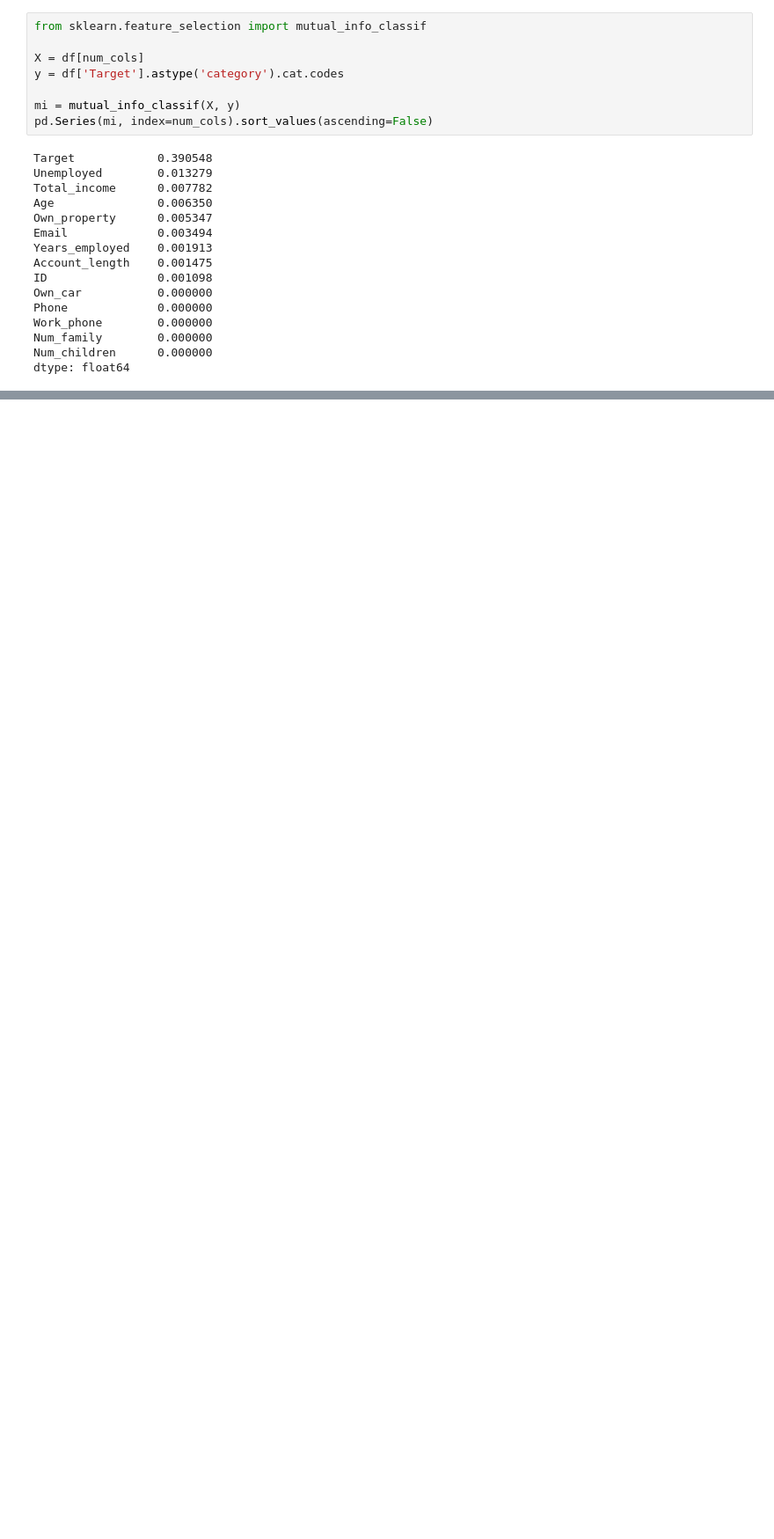
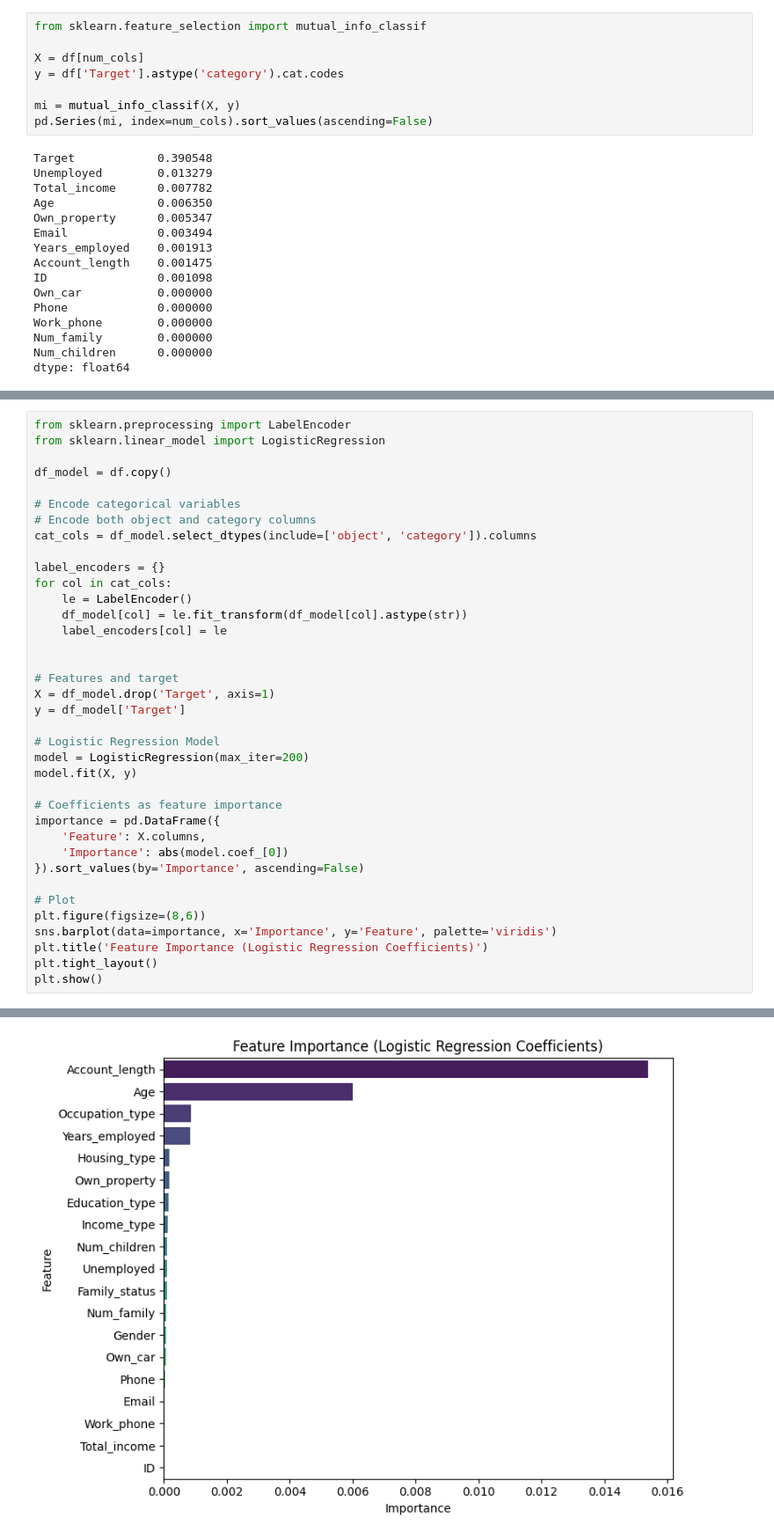
Before and after one commit to Abdulsubahan2003/Mini_Project_2, a Jupyter notebook: Mini_Project_2.ipynb, the cells around one changed output, grey strips where cells are left out. Shown at 88% size. Drawn from its saved outputs; the diff is of its cells as text; blank space fills up the shorter version.

```diff
--- a/Mini_Project_2.ipynb
+++ b/Mini_Project_2.ipynb
@@ -469,0 +490,38 @@ dtype: float64
+# %%
+from sklearn.preprocessing import LabelEncoder
+from sklearn.linear_model import LogisticRegression
+
+df_model = df.copy()
+
+# Encode categorical variables
+# Encode both object and category columns
+cat_cols = df_model.select_dtypes(include=['object', 'category']).columns
+
+label_encoders = {}
+for col in cat_cols:
+    le = LabelEncoder()
+    df_model[col] = le.fit_transform(df_model[col].astype(str))
+    label_encoders[col] = le
+
+
+# Features and target
+X = df_model.drop('Target', axis=1)
+y = df_model['Target']
+
+# Logistic Regression Model
+model = LogisticRegression(max_iter=200)
+model.fit(X, y)
+
+# Coefficients as feature importance
+importance = pd.DataFrame({
+    'Feature': X.columns,
+    'Importance': abs(model.coef_[0])
+}).sort_values(by='Importance', ascending=False)
+
+# Plot
+plt.figure(figsize=(8,6))
+sns.barplot(data=importance, x='Importance', y='Feature', palette='viridis')
+plt.title('Feature Importance (Logistic Regression Coefficients)')
+plt.tight_layout()
+plt.show()
+# %% [output]
@@ -469,0 +531 @@ dtype: float64
+[figure, added]
```
Also changed, not shown: parts of 2 cells of this notebook.
